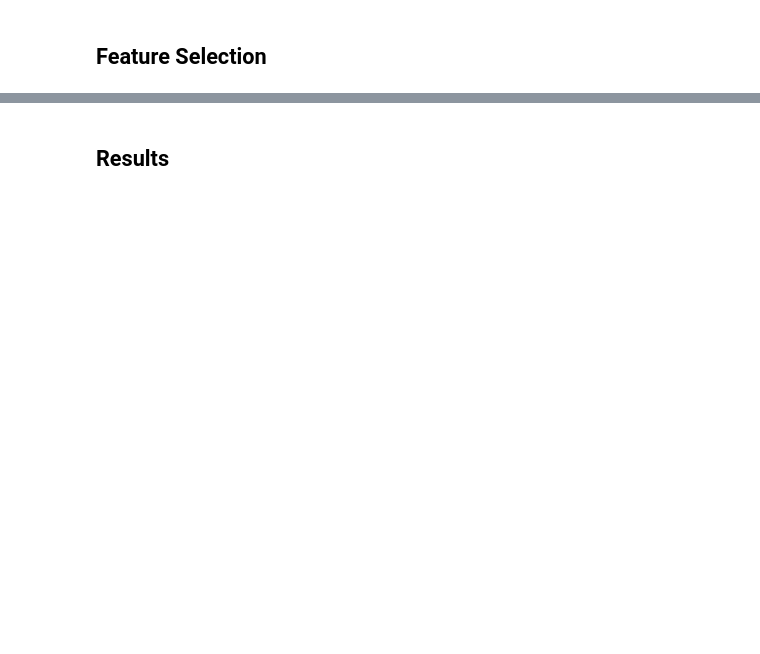
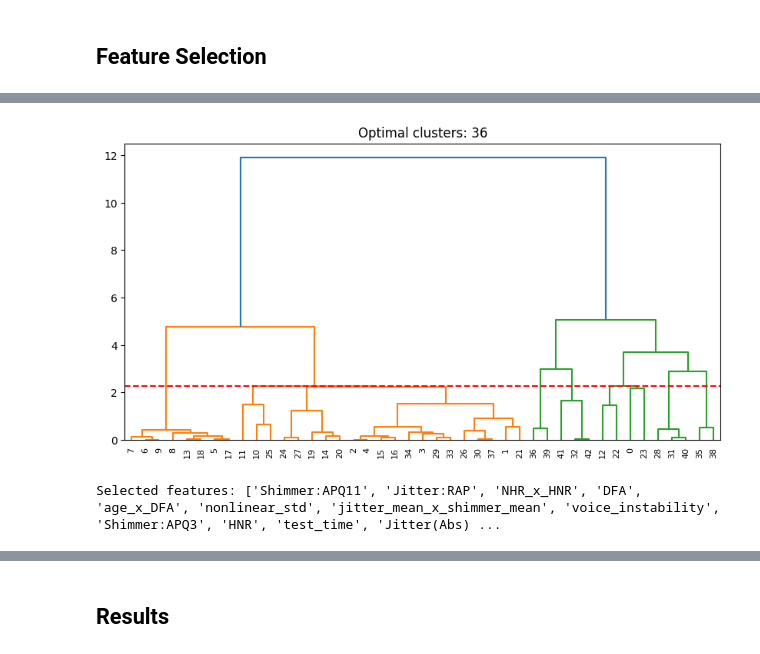
Before and after one commit to behnazrzf/Parkinson-s_Telemonitoring, a Jupyter notebook: feature_selection.ipynb, the cells around one changed output, grey strips where cells are left out. Drawn from its saved outputs; the diff is of its cells as text; code cells hidden in the pictures; blank space fills up the shorter version.

```diff
--- a/feature_selection.ipynb
+++ b/feature_selection.ipynb
@@ -363,0 +417,42 @@ all_results = pd.concat([motor_results, total_results])
+# %%
+def select_from_clusters(X_train, n_clusters=None):
+    """
+    Select representative features from clusters using correlation analysis.
+    """
+    corr_matrix = X_train.corr().abs()
+
+    # Auto-determine clusters if not specified
+    if n_clusters is None:
+        n_clusters = find_optimal_clusters(corr_matrix.values)
+
+    # Cluster features
+    clustering = AgglomerativeClustering(
+        n_clusters=n_clusters,
+        # affinity='precomputed',
+        linkage='complete'
+    )
+    clusters = clustering.fit_predict(1 - corr_matrix)  # Convert similarity to distance
+
+    selected_features = []
+    for cluster_id in np.unique(clusters):
+        cluster_features = corr_matrix.columns[clusters == cluster_id]
+
+        # Strategy 1: Select feature with highest average correlation to others in cluster
+        rep_feature = corr_matrix.loc[cluster_features, cluster_features].mean().idxmax()
+        selected_features.append(rep_feature)
+
+        # Strategy 2: Add secondary features with correlation < threshold
+        secondary_features = [
+            f for f in cluster_features
+            if corr_matrix.loc[f, rep_feature] < 0.7  # Anti-correlation threshold
+        ]
+        selected_features.extend(secondary_features[:2])  # Keep at most 2 extras
+
+    return list(set(selected_features))  # Remove duplicates
+
+# Usage
+motor_features_agglom_dynamic = select_from_clusters(X_train_engineered)
+print(f"Selected features: {motor_features_agglom_dynamic}")
+# %% [output]
+[figure, added]
+Selected features: ['Shimmer:APQ11', 'Jitter:RAP', 'NHR_x_HNR', 'DFA', 'age_x_DFA', 'nonlinear_std', 'jitter_mean_x_shimmer_mean', 'voice_instability', 'Shimmer:APQ3', 'HNR', 'test_time', 'Jitter(Abs) ...
```
Also changed, not shown: parts of 57 cells of this notebook, 3 other files.
